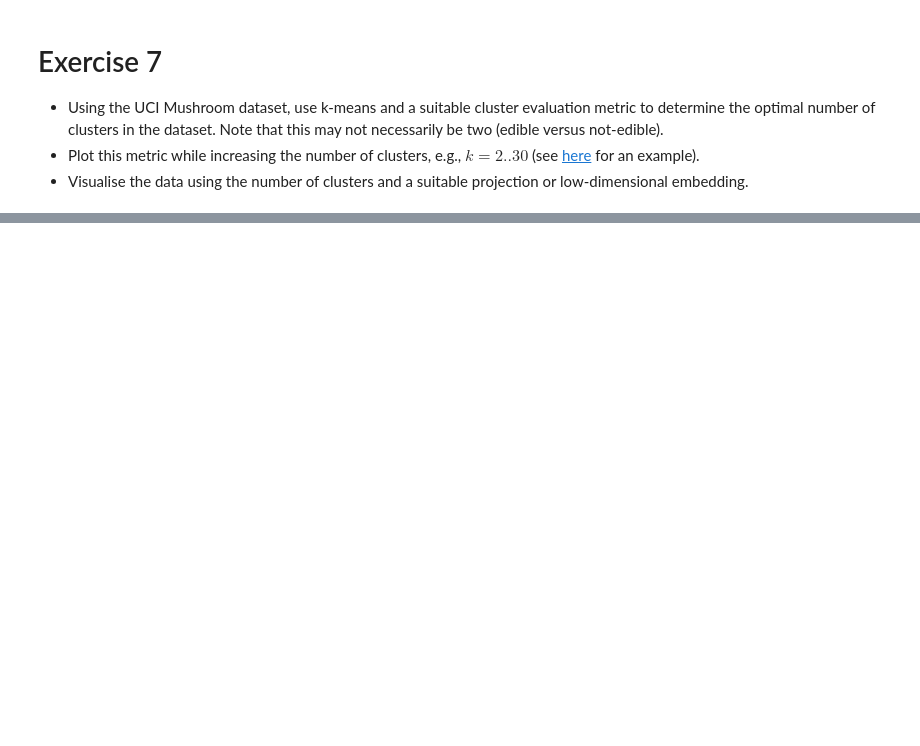
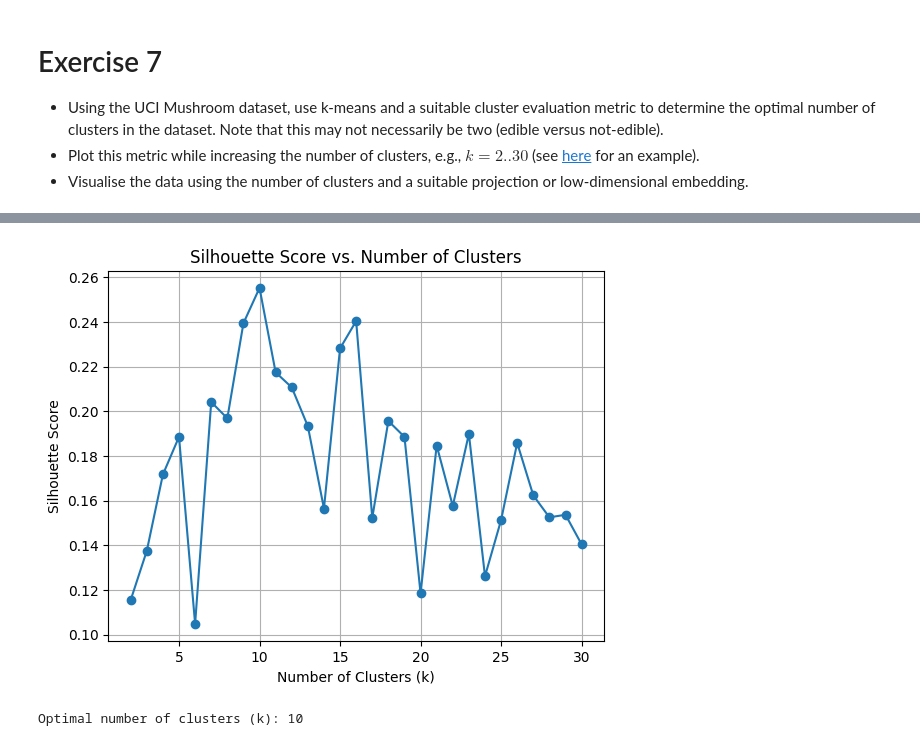
Before and after one commit to JarandJR/IDATT2502, a Jupyter notebook: oving7/main.ipynb, the cells around one changed output, grey strips where cells are left out. Drawn from its saved outputs; the diff is of its cells as text; code cells hidden in the pictures; blank space fills up the shorter version.

```diff
--- a/oving7/main.ipynb
+++ b/oving7/main.ipynb
@@ -65,0 +7,15 @@ Optimal number of clusters (k): 12
+# %%
+import pandas as pd
+import matplotlib.pyplot as plt
+from sklearn.decomposition import PCA
+from sklearn.cluster import MiniBatchKMeans
+from sklearn.metrics import silhouette_score
+from sklearn.preprocessing import StandardScaler
+
+data = pd.read_csv('agaricus-lepiota.data')
+x = pd.get_dummies(data)
+
+scaler = StandardScaler()
+x = scaler.fit_transform(x)
+
+data.head()
@@ -65,0 +30,22 @@ Optimal number of clusters (k): 12
+# %%
+silhouette_scores = []
+k_values = range(2, 31)
+for k in k_values:
+    kmeans = MiniBatchKMeans(n_clusters=k, random_state=0, n_init=10)
+    kmeans.fit(x)
+    y_kmeans = kmeans.predict(x)
+    silhouette = silhouette_score(x, y_kmeans)
+    silhouette_scores.append(silhouette)
+
+plt.plot(k_values, silhouette_scores, marker='o')
+plt.xlabel('Number of Clusters (k)')
+plt.ylabel('Silhouette Score')
+plt.title('Silhouette Score vs. Number of Clusters')
+plt.grid()
+plt.show()
+
+optimal_k = k_values[np.argmax(silhouette_scores)]
+print(f'Optimal number of clusters (k): {optimal_k}')
+# %% [output]
+[figure, added]
+Optimal number of clusters (k): 10
```
Also changed, not shown: parts of 5 cells of this notebook, 1 other file.
